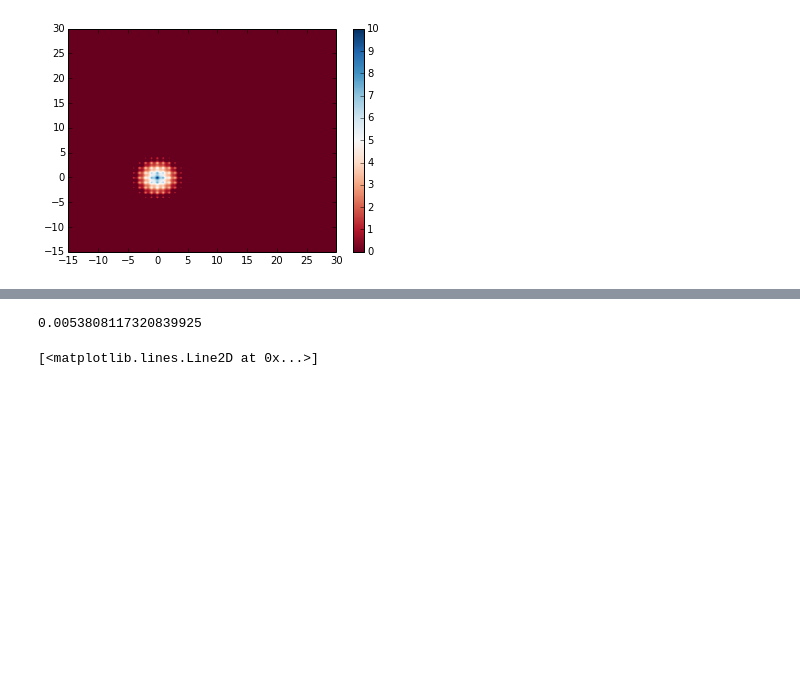
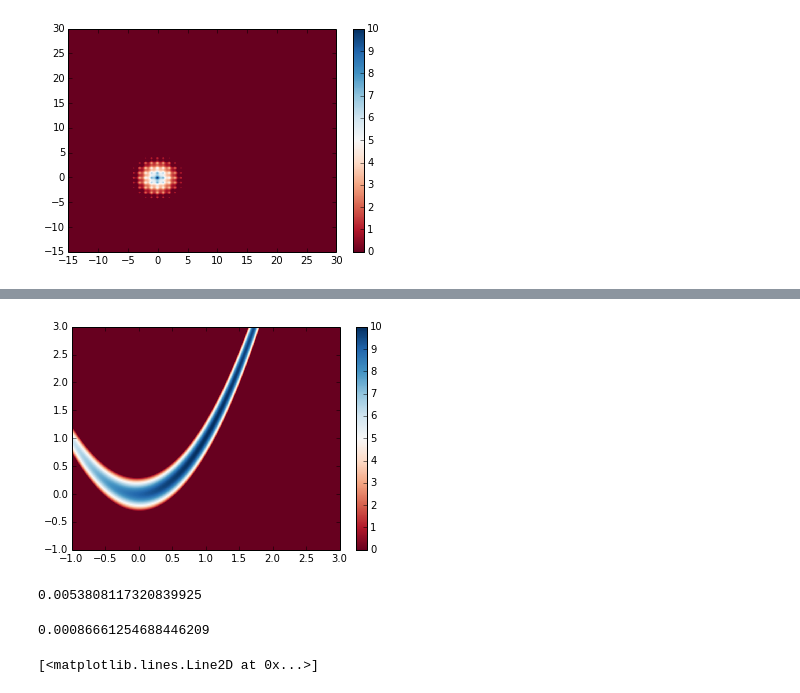
Before and after one commit to robertsdionne/notebooks, a Jupyter notebook: Global Optimization 2D.ipynb, the cells around one changed output, grey strips where cells are left out. Saved outputs shown, nothing was run; the diff lists cells and outputs as text; code cells hidden in the pictures; blank space fills up the shorter version.

```diff
--- a/Global Optimization 2D.ipynb
+++ b/Global Optimization 2D.ipynb
@@ -52,3 +85,9 @@ cb = figure.colorbar(plot, ax=legend)
+# %%
+figure, legend = p.subplots()
+plot = legend.pcolormesh(x0, x1, y, cmap=matplotlib.cm.RdBu)
+cb = figure.colorbar(plot, ax=legend)
+# %% [output]
+[figure, added]
 # %%
 def Estimator(V, alpha, N, a, b, c, d):
     samples0 = (b - a) * np.random.random_sample(N) + a
@@ -58,6 +97,10 @@ def Estimator(V, alpha, N, a, b, c, d):
 Estimator(V, 0.4, 2**16, -15.0, 30.0, -15.0, 30.0)
 # %% [output]
 0.0053808117320839925
+# %%
+Estimator(V2, 0.1, 2**16, -1.0, 3.0, -15.0, 30.0)
+# %% [output]
+0.00086661254688446209
 # %%
 # Evaluate the deviation function over \alpha \in (-2, 2)
 y = np.linspace(-20, 20, 1000)
```
Also changed, not shown: parts of 18 cells of this notebook.
